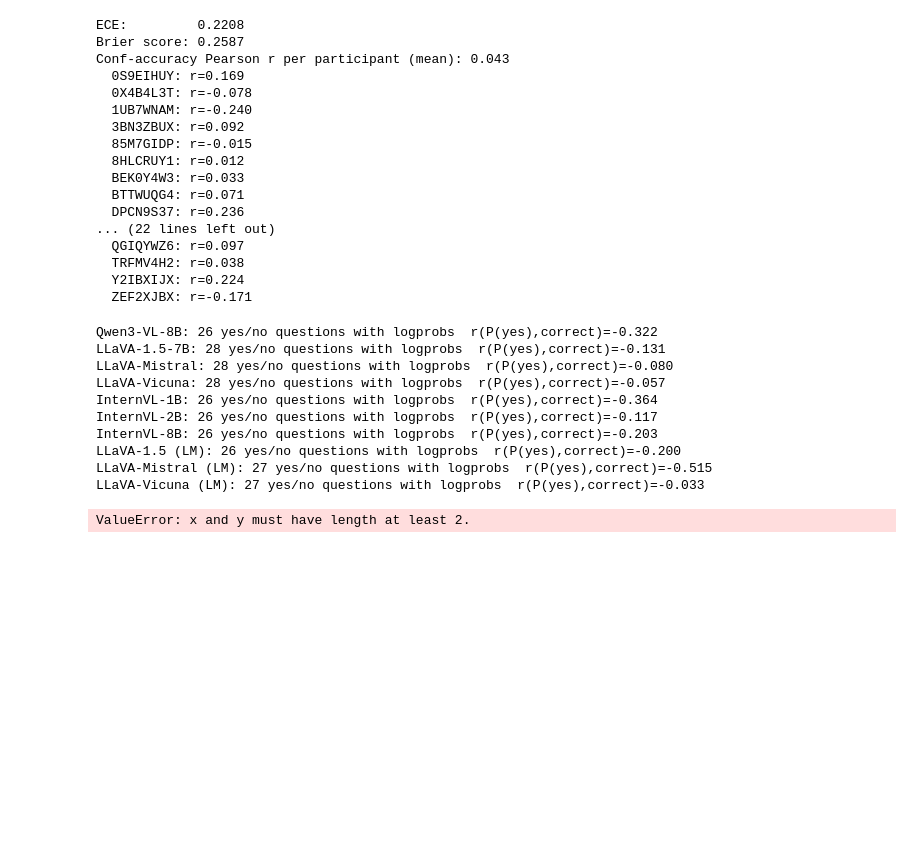
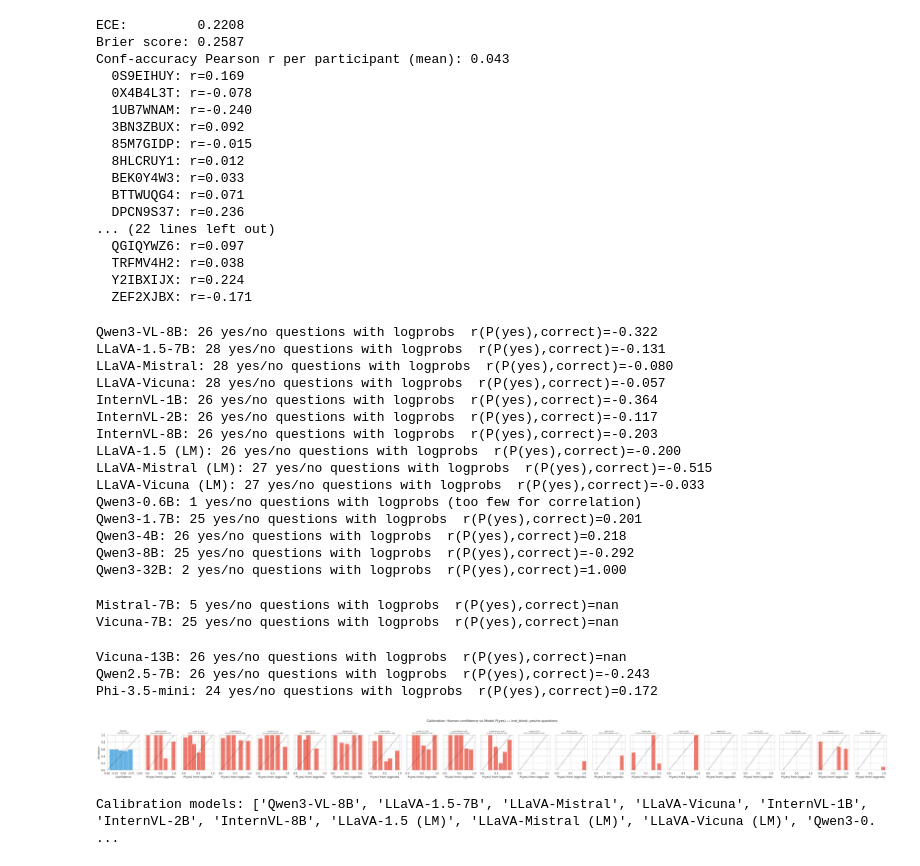
Before and after one commit to unolop/HPA, a Jupyter notebook: analysis/session2/09_align_human.ipynb, the cells around one changed output. Drawn from its saved outputs; the diff is of its cells as text; code cells hidden in the pictures; blank space fills up the shorter version.

```diff
--- a/analysis/session2/09_align_human.ipynb
+++ b/analysis/session2/09_align_human.ipynb
@@ -915,31 +893,8 @@ CT_LABELS      = ['Original\n(C)','Deictic\nremoved','Object\nremoved','Weaker\n
 HUMAN_CT_IDX   = {'C': 0, 'B': 3, 'A': 4}
 
 LOGIT_BASE = BASE / 'evaluation/logits'
-MODEL_GROUPS_LADDER = {
-    'vlm': {
-        'dir': LOGIT_BASE / 'pretrained',
-        'marker': 'o', 'models': {
-            'Qwen3-VL-8B':    'Qwen3-VL-8B-Instruct',
-            'LLaVA-1.5-7B':   'llava-1.5-7b-hf',
-            'LLaVA-Mistral':  'llava-v1.6-mistral-7b-hf',
-            'LLaVA-Vicuna':   'llava-v1.6-vicuna-7b-hf',
-        }
-    },
-    'lm_decoder': {
-        'dir': LOGIT_BASE / 'lm_decoder/pretrained',
-        'marker': 's', 'models': {
-            'LLaVA-1.5 (LM)':   'llava-1.5-7b-hf',
-            'LLaVA-Mistral (LM)': 'llava-v1.6-mistral-7b-hf',
-            'LLaVA-Vicuna (LM)':  'llava-v1.6-vicuna-7b-hf',
-        }
-    },
-    'backbone': {
-        'dir': LOGIT_BASE / 'backbone/pretrained',
-        'marker': '^', 'models': {
-            'Qwen3-8B': 'Qwen3-8B',
-        }
-    },
-}
+from utils.model_registry import model_groups
+MODEL_GROUPS_LADDER = model_groups(BASE)  # {VLM, VLM backbone decoder, standalone LLM, standalone LLM (think)}
 
 def load_ct_acc(model_dir, qid_filter=None):
     path = model_dir / 'vqa_1k_control_inst_blind.jsonl'
@@ -947,7 +902,11 @@ def load_ct_acc(model_dir, qid_filter=None):
         return {}
     ct_acc = _dd(list)
     for line in open(path):
-        ex  = json.loads(line)
+            if not line.strip(): continue
+            try:
+                ex  = json.loads(line)
+            except json.JSONDecodeError:
+                print(f'MALFORMED JSON skipped in {path}'); continue
         qid = int(ex['question_id'])
         if qid_filter and qid not in qid_filter:
             continue
@@ -973,7 +932,7 @@ for gname, ginfo in MODEL_GROUPS_LADDER.items():
             continue
         s_vals = [s_acc.get(ct, np.nan) for ct in CONTROL_TYPES]
         f_vals = [f_acc.get(ct, np.nan) for ct in CONTROL_TYPES]
-        curves.append((label, gname, ginfo['marker'], s_vals, f_vals))
+        curves.append((label, gname, TIER_STYLE.get(gname, {}).get('marker', 'o'), s_vals, f_vals))
 
 # Human 3-point curve (inst_blind condition)
 h_vals = [np.nan] * len(CONTROL_TYPES)
@@ -1156,7 +1115,11 @@ for label, mdir in MODELS.items():
     if not path.exists(): continue
     records = []
     for line in open(path):
-        ex = json.loads(line)
+            if not line.strip(): continue
+            try:
+                ex = json.loads(line)
+            except json.JSONDecodeError:
+                print(f'MALFORMED JSON skipped in {path}'); continue
         qid = int(ex['question_id'])
         if qid not in yn_gt_qids: continue
         gl = ex.get('generated_logits', {}).get('question', {}).get('content')
@@ -1169,11 +1132,13 @@ for label, mdir in MODELS.items():
             records.append({'p_yes': p_yes, 'correct': correct,
                             'predicted_yes': int(p_yes >= 0.5)})
     model_calib[label] = records
-    if records:
+    if len(records) >= 2:
         from scipy.stats import pearsonr as _pr
         rdf = pd.DataFrame(records)
         r, _ = _pr(rdf['p_yes'], rdf['correct'])
         print(f'{label}: {len(records)} yes/no questions with logprobs  r(P(yes),correct)={r:.3f}')
+    elif records:
+        print(f'{label}: {len(records)} yes/no questions with logprobs (too few for correlation)')
     else:
         print(f'{label}: 0 yes/no questions with logprobs')
 
@@ -1198,34 +1163,45 @@ ax.plot([0,1],[0,1],'k--',lw=1)
 ax.set_title(f'Human\nECE={h_ece:.3f}', fontsize=9)
 ax.set_ylabel('Accuracy'); ax.set_xlabel('Confidence')
 ax.set_xlim(0,1); ax.set_ylim(0,1)
 
 for ax, (label, records) in zip(axes[1:], calib_models):
     rdf_m = pd.DataFrame(records)
     m_bin_stats = rdf_m.groupby(pd.cut(rdf_m['p_yes'], bins=N_BINS)).agg(
         mean_conf=('p_yes', 'mean'), mean_acc=('correct', 'mean'), n=('correct', 'count')
     ).dropna()
     m_ece = (m_bin_stats['n'] / len(rdf_m) * (m_bin_stats['mean_acc'] - m_bin_stats['mean_conf']).abs()).sum()
     m_brier = ((rdf_m['p_yes'] - rdf_m['correct']) ** 2).mean()
     ax.bar(m_bin_stats['mean_conf'], m_bin_stats['mean_acc'], width=0.15, alpha=0.75, color='#e74c3c')
     ax.plot([0,1],[0,1],'k--',lw=1)
     ax.set_title(f'{label}\nECE={m_ece:.3f} Brier={m_brier:.3f}', fontsize=8)
     ax.set_xlabel('P(yes) from logprobs')
 
 plt.suptitle('Calibration: Human confidence vs Model P(yes) — inst_blind, yes/no questions', y=1.02)
 plt.tight_layout(); plt.show()
 print('Calibration models:', [l for l, _ in calib_models])
 # %% [output]
 Qwen3-VL-8B: 26 yes/no questions with logprobs  r(P(yes),correct)=-0.322
 LLaVA-1.5-7B: 28 yes/no questions with logprobs  r(P(yes),correct)=-0.131
 LLaVA-Mistral: 28 yes/no questions with logprobs  r(P(yes),correct)=-0.080
 LLaVA-Vicuna: 28 yes/no questions with logprobs  r(P(yes),correct)=-0.057
 InternVL-1B: 26 yes/no questions with logprobs  r(P(yes),correct)=-0.364
 InternVL-2B: 26 yes/no questions with logprobs  r(P(yes),correct)=-0.117
 InternVL-8B: 26 yes/no questions with logprobs  r(P(yes),correct)=-0.203
 LLaVA-1.5 (LM): 26 yes/no questions with logprobs  r(P(yes),correct)=-0.200
 LLaVA-Mistral (LM): 27 yes/no questions with logprobs  r(P(yes),correct)=-0.515
 LLaVA-Vicuna (LM): 27 yes/no questions with logprobs  r(P(yes),correct)=-0.033
+Qwen3-0.6B: 1 yes/no questions with logprobs (too few for correlation)
+Qwen3-1.7B: 25 yes/no questions with logprobs  r(P(yes),correct)=0.201
+Qwen3-4B: 26 yes/no questions with logprobs  r(P(yes),correct)=0.218
+Qwen3-8B: 25 yes/no questions with logprobs  r(P(yes),correct)=-0.292
+Qwen3-32B: 2 yes/no questions with logprobs  r(P(yes),correct)=1.000
-ValueError: x and y must have length at least 2.
+Mistral-7B: 5 yes/no questions with logprobs  r(P(yes),correct)=nan
+Vicuna-7B: 25 yes/no questions with logprobs  r(P(yes),correct)=nan
+Vicuna-13B: 26 yes/no questions with logprobs  r(P(yes),correct)=nan
+Qwen2.5-7B: 26 yes/no questions with logprobs  r(P(yes),correct)=-0.243
+Phi-3.5-mini: 24 yes/no questions with logprobs  r(P(yes),correct)=0.172
+[figure, added]
+Calibration models: ['Qwen3-VL-8B', 'LLaVA-1.5-7B', 'LLaVA-Mistral', 'LLaVA-Vicuna', 'InternVL-1B', 'InternVL-2B', 'InternVL-8B', 'LLaVA-1.5 (LM)', 'LLaVA-Mistral (LM)', 'LLaVA-Vicuna (LM)', 'Qwen3-0. ...
 # %%
 # ── Answer agreement rate: human vs model (yes/no questions, inst_blind) ─────
 # Do human and model give the same answer regardless of GT?
```
Also changed, not shown: parts of 12 cells of this notebook, 13 other files.
